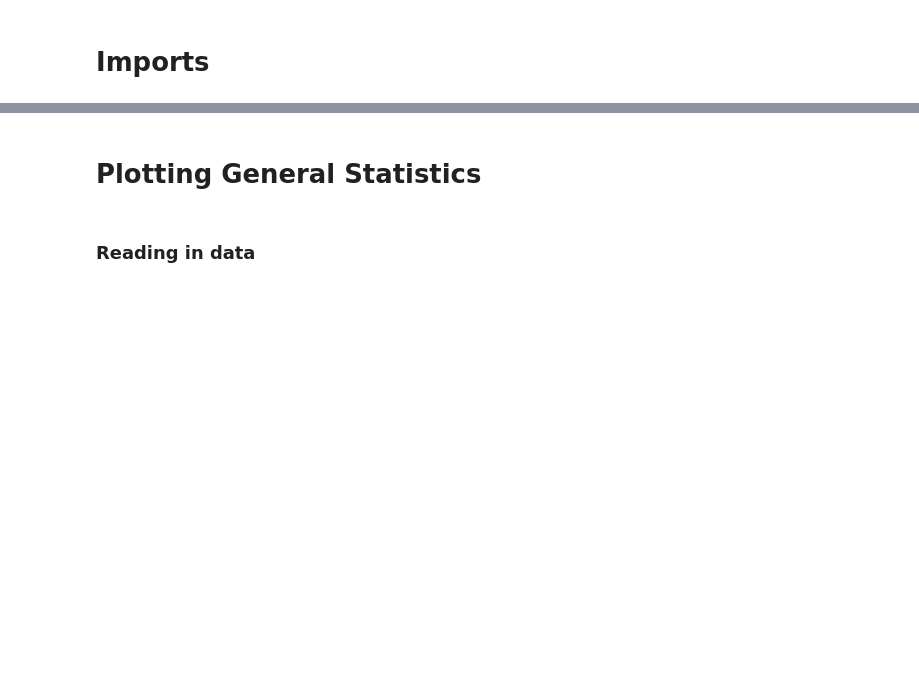
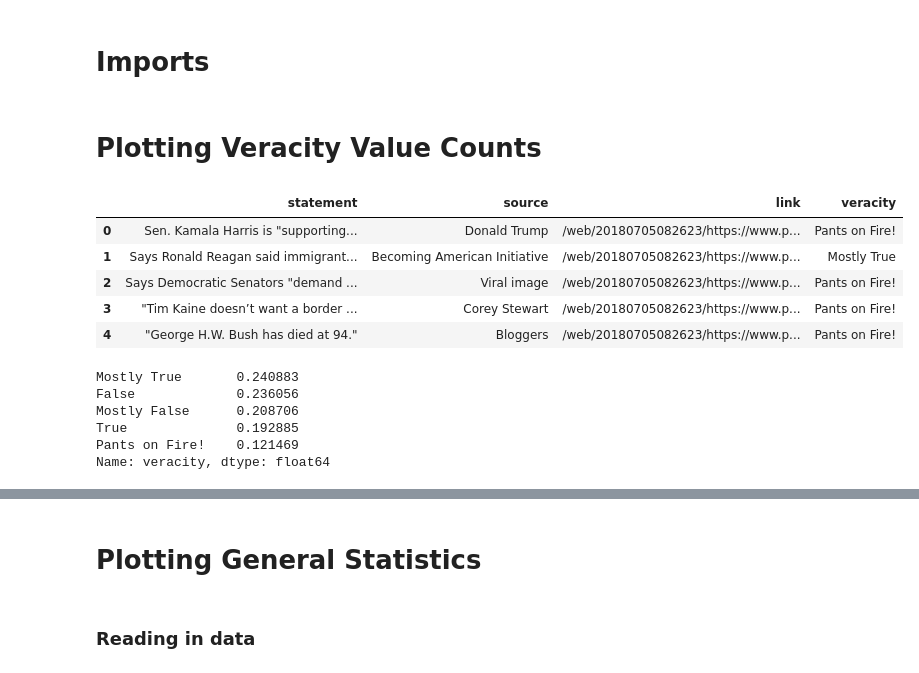
Before and after one commit to the-sergiu/TruthDetection, a Jupyter notebook: 5. Results and Vizualizations/5_a_Results_Vizualization.ipynb, the cells around one changed output, grey strips where cells are left out. Drawn from its saved outputs; the diff is of its cells as text; code cells hidden in the pictures; blank space fills up the shorter version.

```diff
--- a/5. Results and Vizualizations/5_a_Results_Vizualization.ipynb
+++ b/5. Results and Vizualizations/5_a_Results_Vizualization.ipynb
@@ -10,3 +10,24 @@ import numpy as np
 
 %load_ext autoreload
 %autoreload 2
+# %% [markdown]
+# Plotting Veracity Value Counts
+# %%
+df = pd.read_csv('politifact_clean.csv')
+df.head()
+# %% [output]
+|  | statement | source | link | veracity |
+| 0 | Sen. Kamala Harris is "supporting... | Donald Trump | /web/20180705082623/https://www.p... | Pants on Fire! |
+| 1 | Says Ronald Reagan said immigrant... | Becoming American Initiative | /web/20180705082623/https://www.p... | Mostly True |
+| 2 | Says Democratic Senators "demand ... | Viral image | /web/20180705082623/https://www.p... | Pants on Fire! |
+| 3 | "Tim Kaine doesn’t want a border ... | Corey Stewart | /web/20180705082623/https://www.p... | Pants on Fire! |
+| 4 | "George H.W. Bush has died at 94." | Bloggers | /web/20180705082623/https://www.p... | Pants on Fire! |
+# %%
+df.veracity.value_counts(normalize=True)
+# %% [output]
+Mostly True       0.240883
+False             0.236056
+Mostly False      0.208706
+True              0.192885
+Pants on Fire!    0.121469
+Name: veracity, dtype: float64
```
Also changed, not shown: parts of 17 cells of this notebook, 8 other files.
